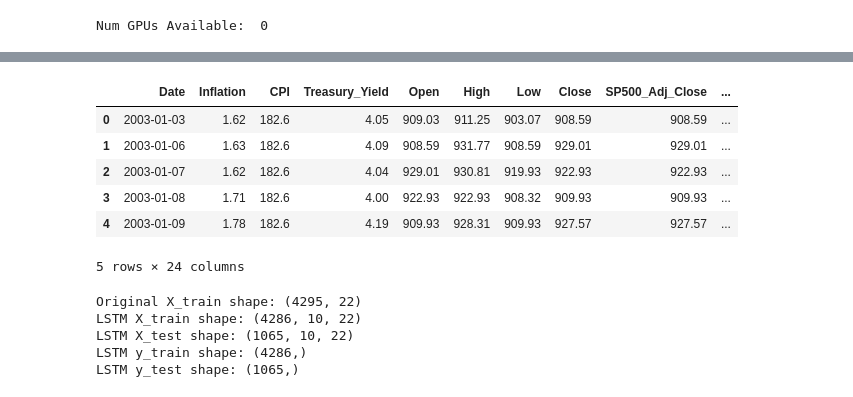
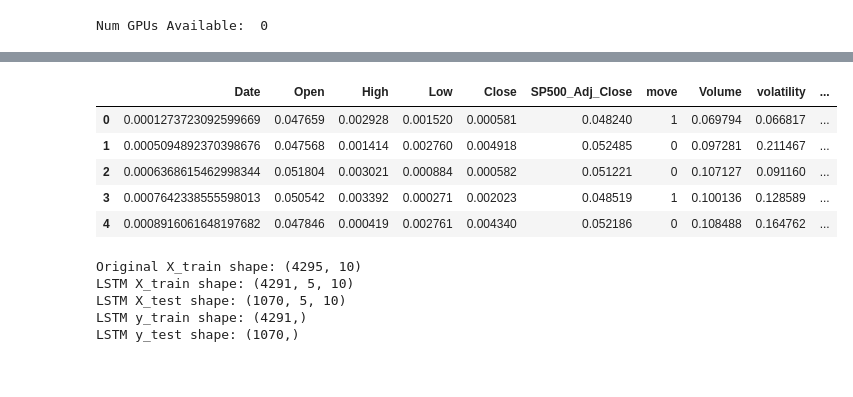
Before and after one commit to PaulAnrd/Research_Project, a Jupyter notebook: code_/models/v_neuralNetworkLSTM.ipynb, the cells around one changed output, grey strips where cells are left out. Cells and saved outputs as stored; diff of their text form; code cells hidden in the pictures.

```diff
--- a/code_/models/v_neuralNetworkLSTM.ipynb
+++ b/code_/models/v_neuralNetworkLSTM.ipynb
@@ -38,21 +38,20 @@ incarnation: 9410583732783737754
 xla_global_id: -1
 ]
 # %%
-file_path = '../../data/data.csv'
+file_path = '../../data/dataS.csv'
 df = pd.read_csv(file_path, parse_dates=['Date'])
 #df = df.dropna()
-#df = df[df['volatility_forcast'] <= 1]
-#df = df[df['volatility'] <= 1]
+#df = df[df['volatility_forcast'] <= 0.2]
+#df = df[df['volatility'] <= 0.15]
 
 df.head()
 # %% [output]
-|  | Date | Inflation | CPI | Treasury_Yield | Open | High | Low | Close | SP500_Adj_Close | ... |
-| 0 | 2003-01-03 | 1.62 | 182.6 | 4.05 | 909.03 | 911.25 | 903.07 | 908.59 | 908.59 | ... |
-| 1 | 2003-01-06 | 1.63 | 182.6 | 4.09 | 908.59 | 931.77 | 908.59 | 929.01 | 929.01 | ... |
-| 2 | 2003-01-07 | 1.62 | 182.6 | 4.04 | 929.01 | 930.81 | 919.93 | 922.93 | 922.93 | ... |
-| 3 | 2003-01-08 | 1.71 | 182.6 | 4.00 | 922.93 | 922.93 | 908.32 | 909.93 | 909.93 | ... |
-| 4 | 2003-01-09 | 1.78 | 182.6 | 4.19 | 909.93 | 928.31 | 909.93 | 927.57 | 927.57 | ... |
+|  | Date | Open | High | Low | Close | SP500_Adj_Close | move | Volume | volatility | ... |
+| 0 | 0.0001273723092599669 | 0.047659 | 0.002928 | 0.001520 | 0.000581 | 0.048240 | 1 | 0.069794 | 0.066817 | ... |
+| 1 | 0.0005094892370398676 | 0.047568 | 0.001414 | 0.002760 | 0.004918 | 0.052485 | 0 | 0.097281 | 0.211467 | ... |
+| 2 | 0.0006368615462998344 | 0.051804 | 0.003021 | 0.000884 | 0.000582 | 0.051221 | 0 | 0.107127 | 0.091160 | ... |
+| 3 | 0.0007642338555598013 | 0.050542 | 0.003392 | 0.000271 | 0.002023 | 0.048519 | 1 | 0.100136 | 0.128589 | ... |
+| 4 | 0.0008916061648197682 | 0.047846 | 0.000419 | 0.002761 | 0.004340 | 0.052186 | 0 | 0.108488 | 0.164762 | ... |
-5 rows × 24 columns
 # %%
 target = 'volatility_forcast'
 date='Date'
@@ -72,7 +71,7 @@ y_test = np.log1p(y_test)
 # %%
 print("Original X_train shape:", X_train.shape)  # (num_samples, num_features)
 
-timesteps = 10
+timesteps = 5
 
 features = X_train.shape[1]
 
@@ -92,11 +91,11 @@ print("LSTM X_test shape:", X_test_lstm.shape)
 print("LSTM y_train shape:", y_train_lstm.shape)  # (num_samples,)
 print("LSTM y_test shape:", y_test_lstm.shape)
 # %% [output]
-Original X_train shape: (4295, 22)
-LSTM X_train shape: (4286, 10, 22)
-LSTM X_test shape: (1065, 10, 22)
-LSTM y_train shape: (4286,)
-LSTM y_test shape: (1065,)
+Original X_train shape: (4295, 10)
+LSTM X_train shape: (4291, 5, 10)
+LSTM X_test shape: (1070, 5, 10)
+LSTM y_train shape: (4291,)
+LSTM y_test shape: (1070,)
 # %%
 X_train_lstm
 # %% [output]
```
Also changed, not shown: parts of 9 cells of this notebook, 18 other files.
